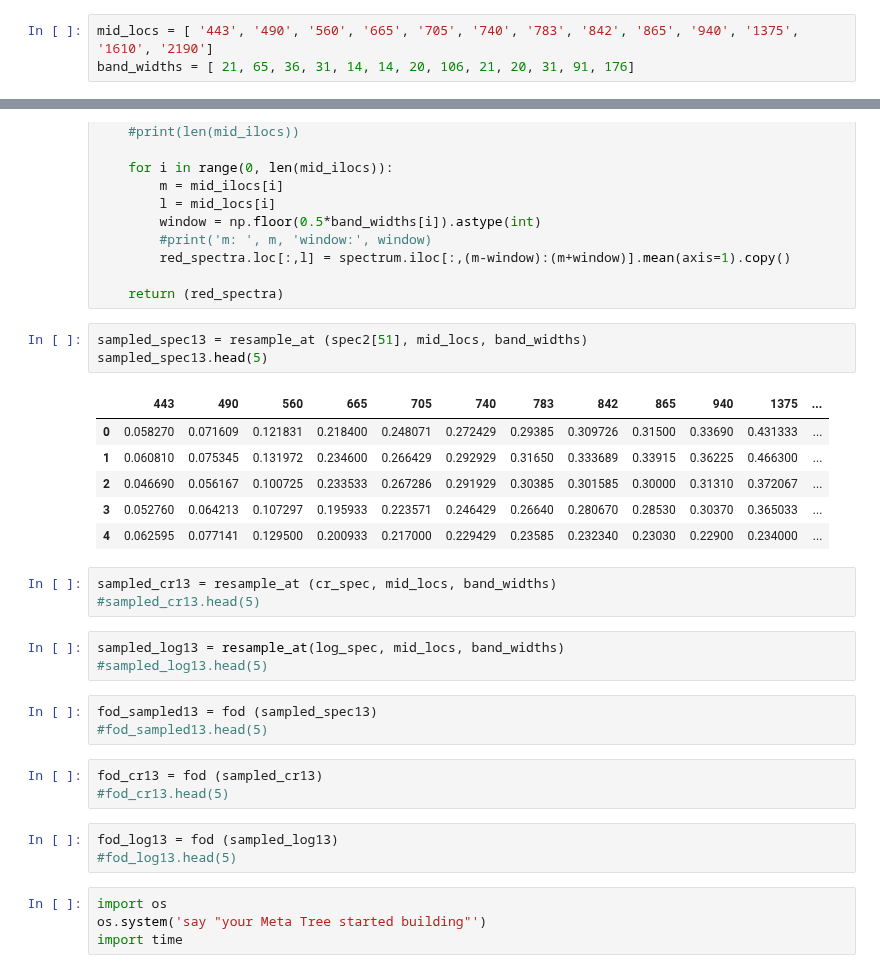
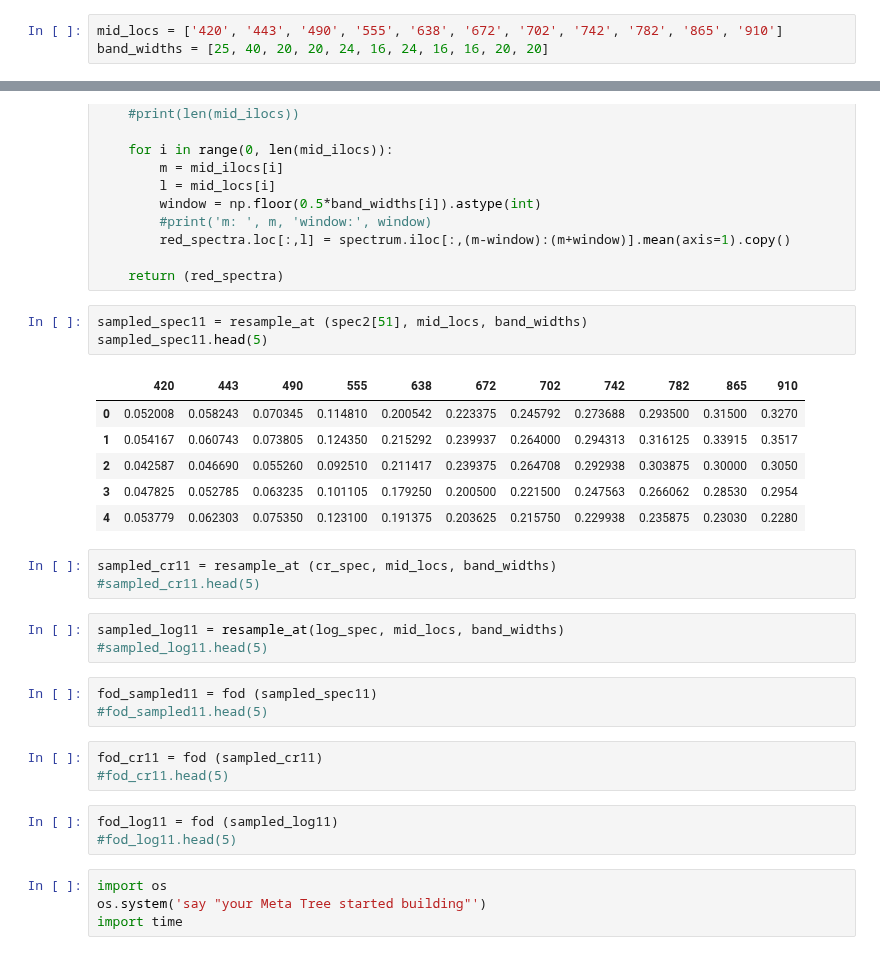
Before and after one commit to SwetaSingh87/SharedPython, a Jupyter notebook: 07-Legacy Venus & S2/Venus/Silt/HyperMain.ipynb, the cells around one changed output, grey strips where cells are left out. Cells and saved outputs as stored; diff of their text form.

```diff
--- a/07-Legacy Venus & S2/Venus/Silt/HyperMain.ipynb
+++ b/07-Legacy Venus & S2/Venus/Silt/HyperMain.ipynb
@@ -11,8 +9,8 @@ importing Jupyter notebook from Header.ipynb
 # %% [markdown]
 ## Fixed One Time Resampling
 # %%
-mid_locs = [ '443', '490', '560', '665', '705', '740', '783', '842', '865', '940', '1375', '1610', '2190']
-band_widths = [ 21, 65, 36, 31, 14, 14, 20, 106, 21, 20, 31, 91, 176]
+mid_locs = ['420', '443', '490', '555', '638', '672', '702', '742', '782', '865', '910']
+band_widths = [25, 40, 20, 20, 24, 16, 24, 16, 16, 20, 20]
 # %%
 def resample_at (spectrum, mid_locs, band_widths):
 
@@ -41,30 +39,30 @@ def resample_at (spectrum, mid_locs, band_widths):
 
     return (red_spectra)
 # %%
-sampled_spec13 = resample_at (spec2[51], mid_locs, band_widths)
-sampled_spec13.head(5)
+sampled_spec11 = resample_at (spec2[51], mid_locs, band_widths)
+sampled_spec11.head(5)
 # %% [output]
-|  | 443 | 490 | 560 | 665 | 705 | 740 | 783 | 842 | 865 | 940 | 1375 | ... |
-| 0 | 0.058270 | 0.071609 | 0.121831 | 0.218400 | 0.248071 | 0.272429 | 0.29385 | 0.309726 | 0.31500 | 0.33690 | 0.431333 | ... |
-| 1 | 0.060810 | 0.075345 | 0.131972 | 0.234600 | 0.266429 | 0.292929 | 0.31650 | 0.333689 | 0.33915 | 0.36225 | 0.466300 | ... |
-| 2 | 0.046690 | 0.056167 | 0.100725 | 0.233533 | 0.267286 | 0.291929 | 0.30385 | 0.301585 | 0.30000 | 0.31310 | 0.372067 | ... |
-| 3 | 0.052760 | 0.064213 | 0.107297 | 0.195933 | 0.223571 | 0.246429 | 0.26640 | 0.280670 | 0.28530 | 0.30370 | 0.365033 | ... |
-| 4 | 0.062595 | 0.077141 | 0.129500 | 0.200933 | 0.217000 | 0.229429 | 0.23585 | 0.232340 | 0.23030 | 0.22900 | 0.234000 | ... |
+|  | 420 | 443 | 490 | 555 | 638 | 672 | 702 | 742 | 782 | 865 | 910 |
+| 0 | 0.052008 | 0.058243 | 0.070345 | 0.114810 | 0.200542 | 0.223375 | 0.245792 | 0.273688 | 0.293500 | 0.31500 | 0.3270 |
+| 1 | 0.054167 | 0.060743 | 0.073805 | 0.124350 | 0.215292 | 0.239937 | 0.264000 | 0.294313 | 0.316125 | 0.33915 | 0.3517 |
+| 2 | 0.042587 | 0.046690 | 0.055260 | 0.092510 | 0.211417 | 0.239375 | 0.264708 | 0.292938 | 0.303875 | 0.30000 | 0.3050 |
+| 3 | 0.047825 | 0.052785 | 0.063235 | 0.101105 | 0.179250 | 0.200500 | 0.221500 | 0.247563 | 0.266062 | 0.28530 | 0.2954 |
+| 4 | 0.053779 | 0.062303 | 0.075350 | 0.123100 | 0.191375 | 0.203625 | 0.215750 | 0.229938 | 0.235875 | 0.23030 | 0.2280 |
 # %%
-sampled_cr13 = resample_at (cr_spec, mid_locs, band_widths)
-#sampled_cr13.head(5)
+sampled_cr11 = resample_at (cr_spec, mid_locs, band_widths)
+#sampled_cr11.head(5)
 # %%
-sampled_log13 = resample_at(log_spec, mid_locs, band_widths)
-#sampled_log13.head(5)
+sampled_log11 = resample_at(log_spec, mid_locs, band_widths)
+#sampled_log11.head(5)
 # %%
-fod_sampled13 = fod (sampled_spec13)
-#fod_sampled13.head(5)
+fod_sampled11 = fod (sampled_spec11)
+#fod_sampled11.head(5)
 # %%
-fod_cr13 = fod (sampled_cr13)
-#fod_cr13.head(5)
+fod_cr11 = fod (sampled_cr11)
+#fod_cr11.head(5)
 # %%
-fod_log13 = fod (sampled_log13)
-#fod_log13.head(5)
+fod_log11 = fod (sampled_log11)
+#fod_log11.head(5)
 # %%
 import os
 os.system('say "your Meta Tree started building"')
```
Also changed, not shown: parts of 8 cells of this notebook, 2 other files.
